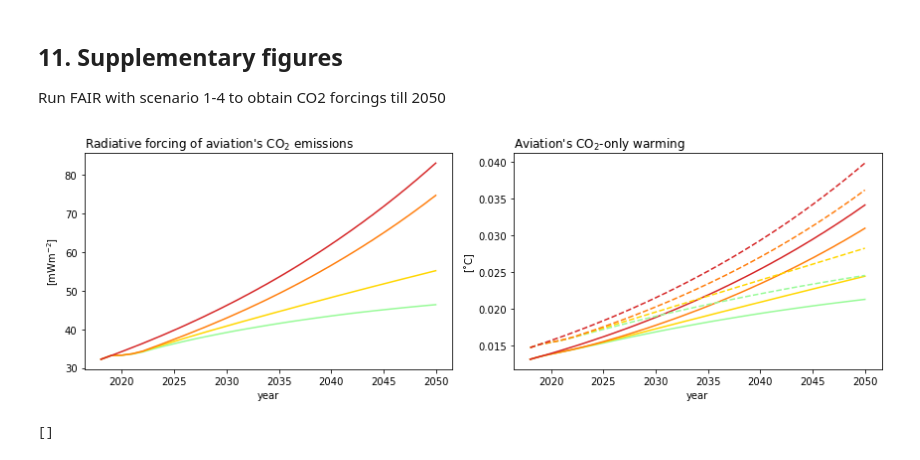
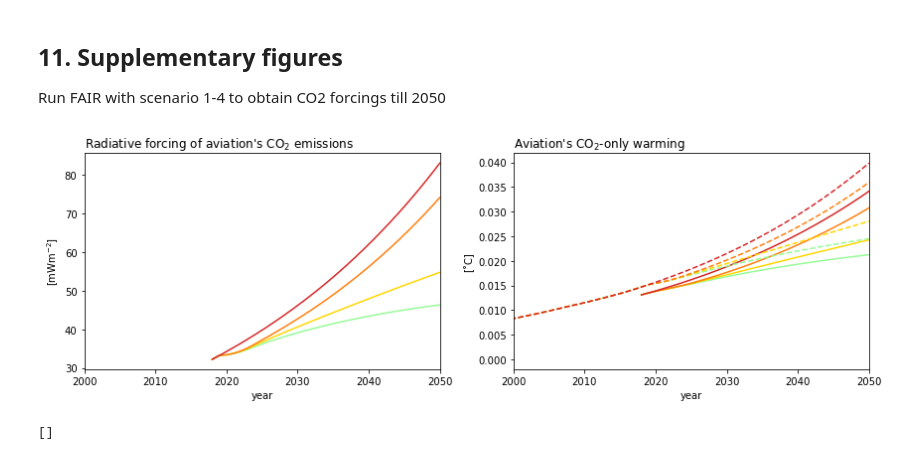
Before and after one commit to milankl/FlyingClimate, a Jupyter notebook: scripts/aviation_warming.ipynb, the cells around one changed output. Cells and saved outputs as stored; diff of their text form; code cells hidden in the pictures.

```diff
--- a/scripts/aviation_warming.ipynb
+++ b/scripts/aviation_warming.ipynb
@@ -273,3 +280,9 @@ nonCO2_rf = o3short_rf + ch4_rf + o3long_rf + swv_rf + bc_rf + so4_rf + h2o_rf +
+# %%
+# Extrapolate the non-CO2 radiative from 1980 back to 1940 at 3% annual increase
+nonCO2_rf1940 = np.zeros(2019-1940)
+nonCO2_rf1940[1980-1940:] = nonCO2_rf         # copy 1980-2019
+p = 3                                         # annual increase in [%]
+nonCO2_rf1940[:41] = extrapolate_back_exp(nonCO2_rf[0],1980-1939,p)
 # %% [markdown]
 ## 6. Plot individual ERFs for aviation
 # %%
@@ -364,7 +377,9 @@ def residuals(p,y,x):
 # least square fitting of the 3% increase model
 p0 = [0]
 plsq2019 = leastsq(residuals, p0, args=(nflights_global[:march1], dayssince2019[:march1]))
-plsq2020 = np.mean(nflights_global[:march1])*0.5
+
+covid_drop = 45
+plsq2020 = np.mean(nflights_global[:march1])*(100-covid_drop)/100
 
 # no covid scenario
 nflights_nocovid = peval(daystill2030,plsq2019[0])
@@ -380,9 +395,9 @@ nflights_recovery_const[daystill2030 < 365] = nflights_nocovid[daystill2030 < 36
 nflights_recovery_decline[daystill2030 < 365] = nflights_nocovid[daystill2030 < 365]
 
 # what to do in the recovery period 2021-2025
-p_rec1 = 25
-p_rec2 = 22
-p_rec3 = 18
+p_rec1 = 16
+p_rec2 = 13
+p_rec3 = 10
 
 j = 1
 for i in range(jan1_2021,jan1_2024):
@@ -547,0 +542,20 @@ Warming in 2019
+# %%
+# APPLY THE INVERSE OF THE LINEAR OPERATOR
+# cumsum(Linv(forcing)) = Linv(cumsum(forcing)) as both operations are linear
+nonCO2_cumemissions1 = np.linalg.solve(FCO2,np.cumsum(nonco2rf_scenario1/1000))  # convert mW/m^2 to W/m^2 here
+nonCO2_cumemissions2 = np.linalg.solve(FCO2,np.cumsum(nonco2rf_scenario2/1000))
+nonCO2_cumemissions3 = np.linalg.solve(FCO2,np.cumsum(nonco2rf_scenario3/1000))
+nonCO2_cumemissions4 = np.linalg.solve(FCO2,np.cumsum(nonco2rf_scenario4/1000))
+
+# equivalent warming CO2+NON-CO2
+TCRE = 0.00045    # Transient climate response to cumulative carbon emissions [K/GtCO2]
+warming_scenario1 = TCRE*(nonCO2_cumemissions1+np.cumsum(co2_scenario1)/1000)    # convert from MtCO2 to GtCO2 here
+warming_scenario2 = TCRE*(nonCO2_cumemissions2+np.cumsum(co2_scenario2)/1000)
+warming_scenario3 = TCRE*(nonCO2_cumemissions3+np.cumsum(co2_scenario3)/1000)
+warming_scenario4 = TCRE*(nonCO2_cumemissions4+np.cumsum(co2_scenario4)/1000)
+
+# CO2 only warming
+co2warm_scenario1 = TCRE*np.cumsum(co2_scenario1)/1000    # [˚C] = [˚C/GtCO2]*[MtCO2]/1000
+co2warm_scenario2 = TCRE*np.cumsum(co2_scenario2)/1000
+co2warm_scenario3 = TCRE*np.cumsum(co2_scenario3)/1000
+co2warm_scenario4 = TCRE*np.cumsum(co2_scenario4)/1000
@@ -797,30 +844,31 @@ co2rf_scenario4 = 1000*co2rf_2050_all_scenarios_m[3,:]
 # %%
 fig,(ax1,ax2) = plt.subplots(1,2,sharex=True,figsize=(12,4))
 
 ax1.plot(years_future,co2rf_scenario1,"palegreen")
 ax1.plot(years_future,co2rf_scenario2,"gold")
 ax1.plot(years_future,co2rf_scenario3,"C1")
 ax1.plot(years_future,co2rf_scenario4,"C3")
 
 ax2.plot(years_future,temp_2050_all_scenarios_m[0,:],"palegreen")
 ax2.plot(years_future,temp_2050_all_scenarios_m[1,:],"gold")
 ax2.plot(years_future,temp_2050_all_scenarios_m[2,:],"C1")
 ax2.plot(years_future,temp_2050_all_scenarios_m[3,:],"C3")
 
 # TCRE-based as comparison
-ax2.plot(years_future,co2warm_scenario1,"--",color="palegreen")
-ax2.plot(years_future,co2warm_scenario2,"--",color="gold")
-ax2.plot(years_future,co2warm_scenario3,"--",color="C1")
-ax2.plot(years_future,co2warm_scenario4,"--",color="C3")
+ax2.plot(years1940,co2warm_scenario1,"--",color="palegreen")
+ax2.plot(years1940,co2warm_scenario2,"--",color="gold")
+ax2.plot(years1940,co2warm_scenario3,"--",color="C1")
+ax2.plot(years1940,co2warm_scenario4,"--",color="C3")
 
 ax1.set_xlabel("year")
 ax2.set_xlabel("year")
 ax1.set_ylabel(r"[mWm$^{-2}$]")
 ax2.set_ylabel("[˚C]")
 ax1.set_title("Radiative forcing of aviation's CO$_2$ emissions",loc="left")
 ax2.set_title("Aviation's CO$_2$-only warming",loc="left")
+ax1.set_xlim(2000,2050)
 plt.tight_layout()
 # %% [output]
-[figure, old version]
+[figure, new version]
 # %%
 cumco2 = np.sum(co2_1940)/1000    # convert to GtCO2
```
Also changed, not shown: parts of 25 cells of this notebook, 2 other files.
